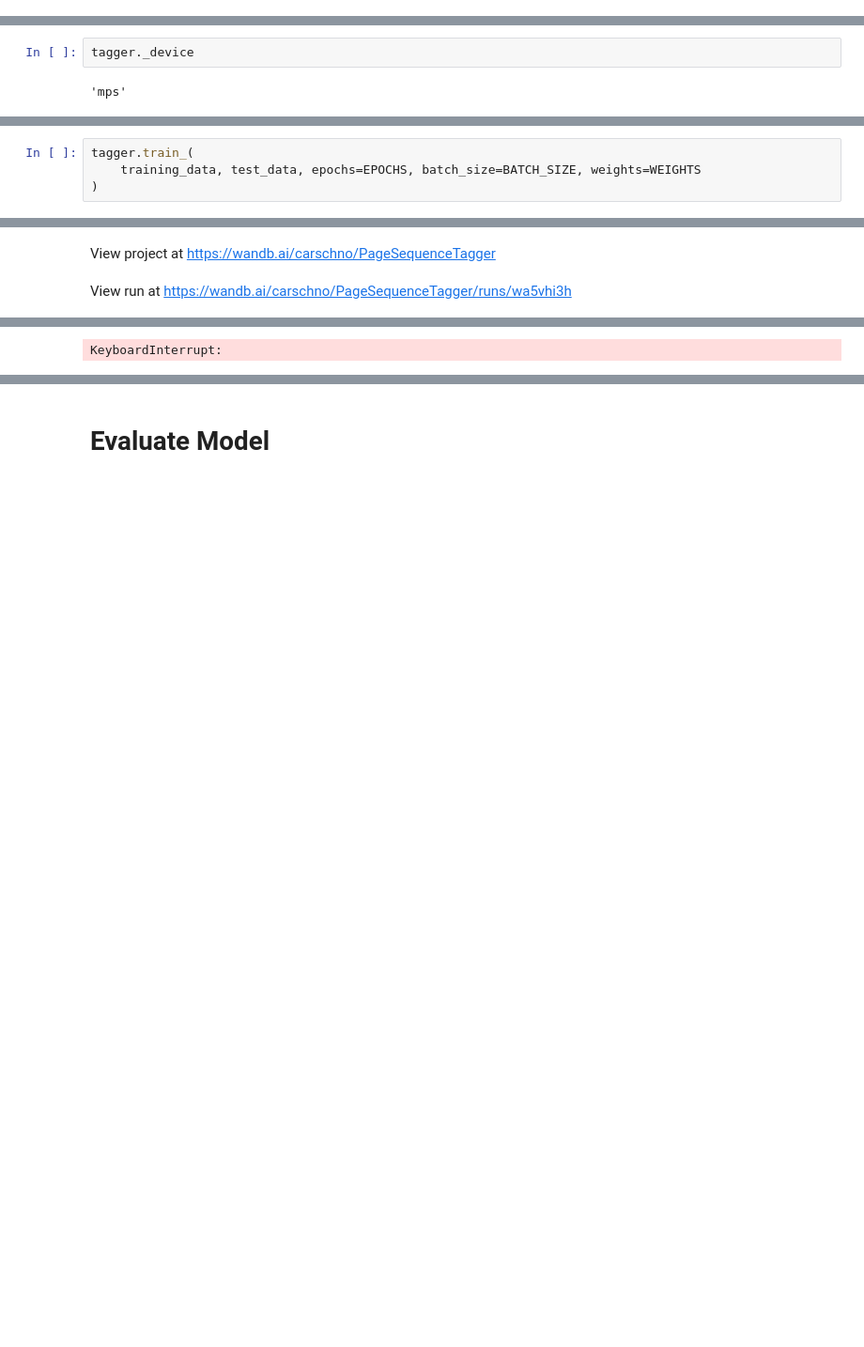
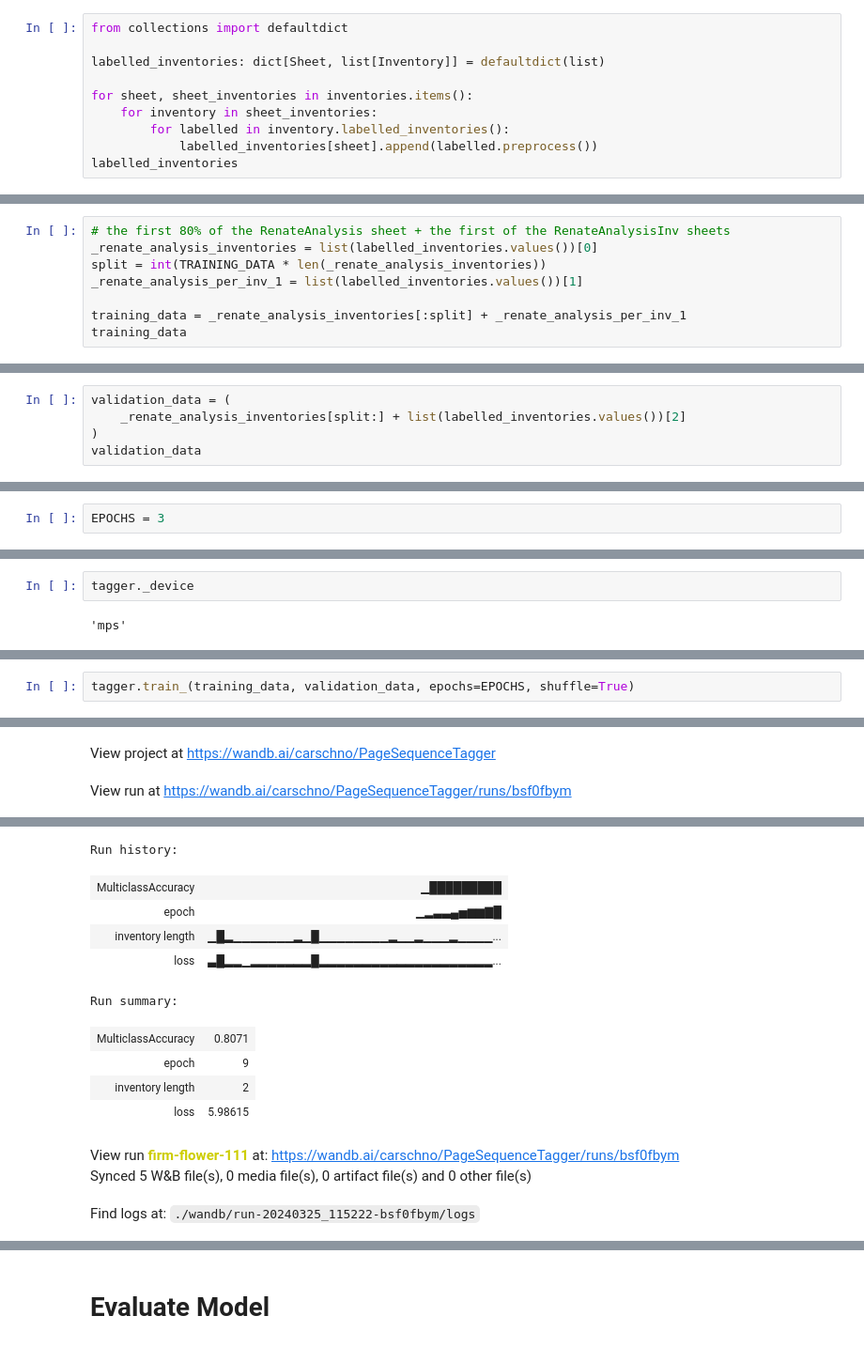
Before and after one commit to LAHTeR/document_segmentation, a Jupyter notebook: notebooks/page_sequence_tagger_renate.ipynb, the cells around one changed output, grey strips where cells are left out. Shown at 94% size. Cells and saved outputs as stored; diff of their text form; blank space fills up the shorter version.

Commit message:
Adapt handling of RenateAnalysis sheets to inventory structure.

```diff
--- a/notebooks/page_sequence_tagger_renate.ipynb
+++ b/notebooks/page_sequence_tagger_renate.ipynb
@@ -67,0 +130,10 @@ Counter({<Label.IN: 1>: 175,
+# %%
+from collections import defaultdict
+
+labelled_inventories: dict[Sheet, list[Inventory]] = defaultdict(list)
+
+for sheet, sheet_inventories in inventories.items():
+    for inventory in sheet_inventories:
+        for labelled in inventory.labelled_inventories():
+            labelled_inventories[sheet].append(labelled.preprocess())
+labelled_inventories
@@ -67,0 +182,8 @@ Counter({<Label.IN: 1>: 175,
+# %%
+# the first 80% of the RenateAnalysis sheet + the first of the RenateAnalysisInv sheets
+_renate_analysis_inventories = list(labelled_inventories.values())[0]
+split = int(TRAINING_DATA * len(_renate_analysis_inventories))
+_renate_analysis_per_inv_1 = list(labelled_inventories.values())[1]
+
+training_data = _renate_analysis_inventories[:split] + _renate_analysis_per_inv_1
+training_data
@@ -67,0 +208,5 @@ Counter({<Label.IN: 1>: 175,
+# %%
+validation_data = (
+    _renate_analysis_inventories[split:] + list(labelled_inventories.values())[2]
+)
+validation_data
@@ -74,3 +230,5 @@ WEIGHTS = dataset.class_weights()
+# %%
+EPOCHS = 3
 # %%
 %autoreload now
 # %%
@@ -102,9 +260,7 @@ PageSequenceTagger(
   (_softmax): Softmax(dim=1)
 )
 # %%
-tagger.train_(
-    training_data, test_data, epochs=EPOCHS, batch_size=BATCH_SIZE, weights=WEIGHTS
-)
+tagger.train_(training_data, validation_data, epochs=EPOCHS, shuffle=True)
 # %% [output]
 huggingface/tokenizers: The current process just got forked, after parallelism has already been used. Disabling parallelism to avoid deadlocks...
 To disable this warning, you can either:
@@ -116,3 +272,3 @@ Syncing run bright-puddle-57 to Weights & Biases (docs)
 View project at https://wandb.ai/carschno/PageSequenceTagger
-View run at https://wandb.ai/carschno/PageSequenceTagger/runs/wa5vhi3h
+View run at https://wandb.ai/carschno/PageSequenceTagger/runs/bsf0fbym
 WARNING:root:tensor([[0],
@@ -135 +291,13 @@ WARNING:root:tensor([[0],
-KeyboardInterrupt:
+Run history:
+| MulticlassAccuracy | ▁█████████ |
+| epoch | ▁▂▃▃▄▅▆▆▇█ |
+| inventory length | ▁█▂▁▁▁▁▁▁▁▂▁█▁▁▁▁▁▁▁▁▂▁▁▂▁▁▁▂▁▁▁▁... |
+| loss | ▃█▂▂▁▂▂▂▂▂▂▂█▂▂▂▂▂▂▂▂▂▂▂▂▂▂▂▂▂▂▂▂... |
+Run summary:
+| MulticlassAccuracy | 0.8071 |
+| epoch | 9 |
+| inventory length | 2 |
+| loss | 5.98615 |
+View run firm-flower-111 at: https://wandb.ai/carschno/PageSequenceTagger/runs/bsf0fbym
+Synced 5 W&B file(s), 0 media file(s), 0 artifact file(s) and 0 other file(s)
+Find logs at: ./wandb/run-20240325_115222-bsf0fbym/logs
```
Also changed, not shown: parts of 22 cells of this notebook, 2 other files.
